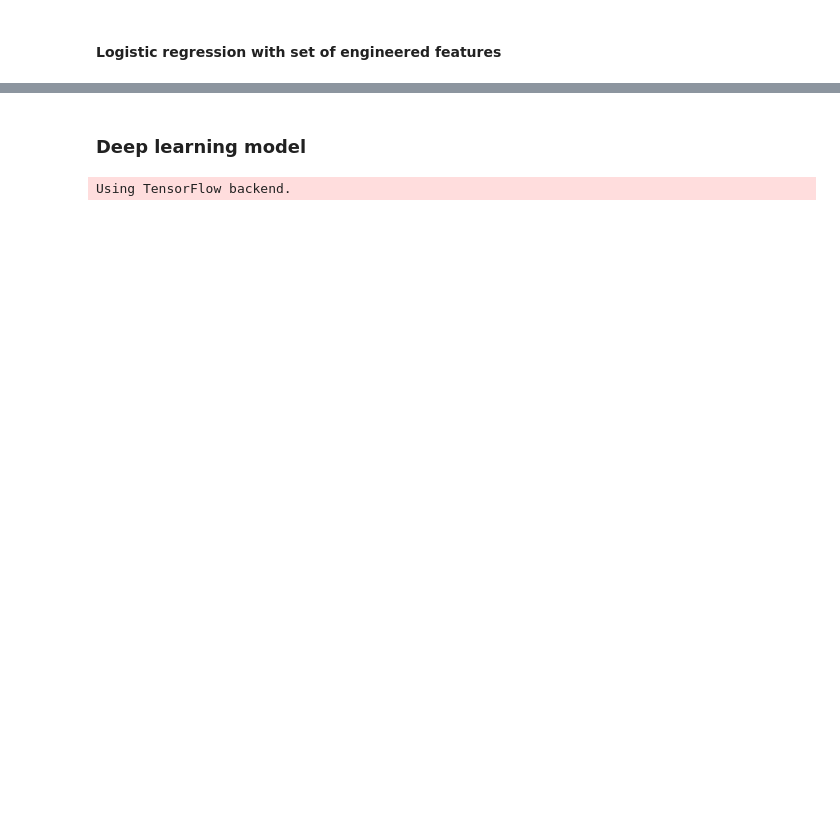
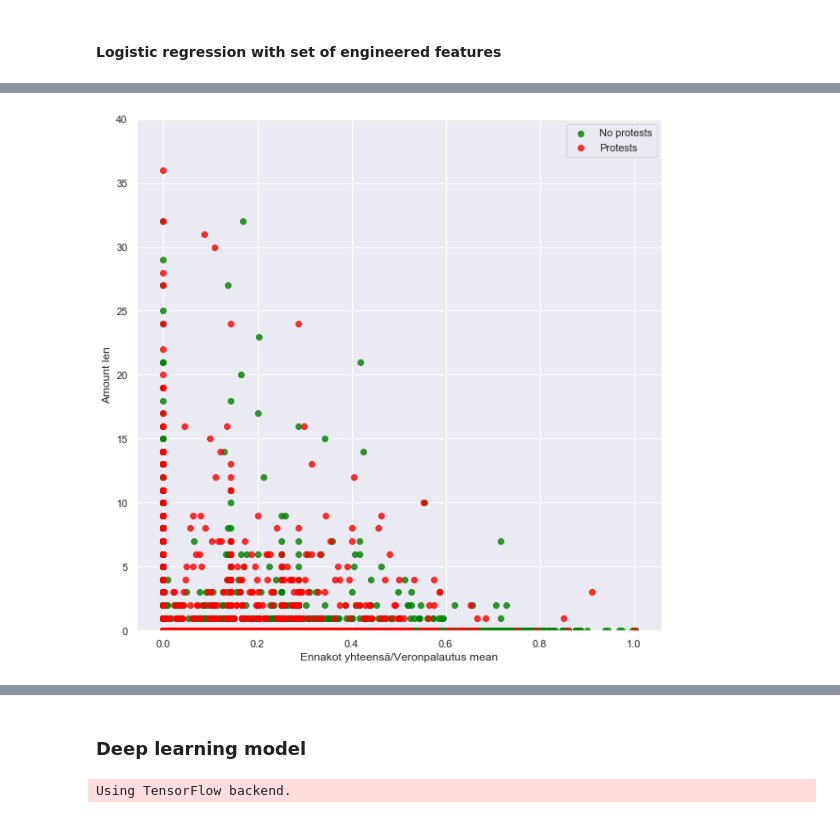
Before and after one commit to loerssoni/credit_risk_finland, a Jupyter notebook: Verodata analyysi.ipynb, the cells around one changed output, grey strips where cells are left out. Saved outputs shown, nothing was run; the diff lists cells and outputs as text; code cells hidden in the pictures; blank space fills up the shorter version.

```diff
--- a/Verodata analyysi.ipynb
+++ b/Verodata analyysi.ipynb
@@ -118,0 +224,4 @@ def plot_cols(col1, col2, ylim=None, xlim=None):
+# %%
+plot_cols('Ennakot yhteensä/Veronpalautus mean','Amount len', ylim=(-0.01,40))
+# %% [output]
+[figure, added]
```
Also changed, not shown: parts of 45 cells of this notebook, 1 other file.
